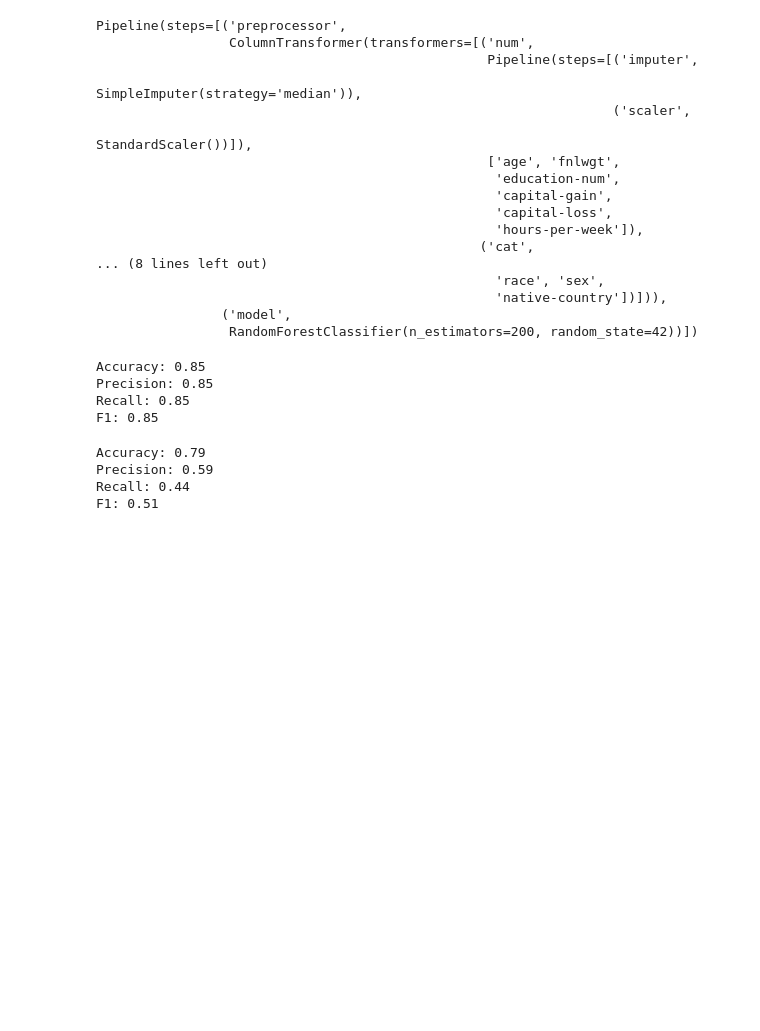
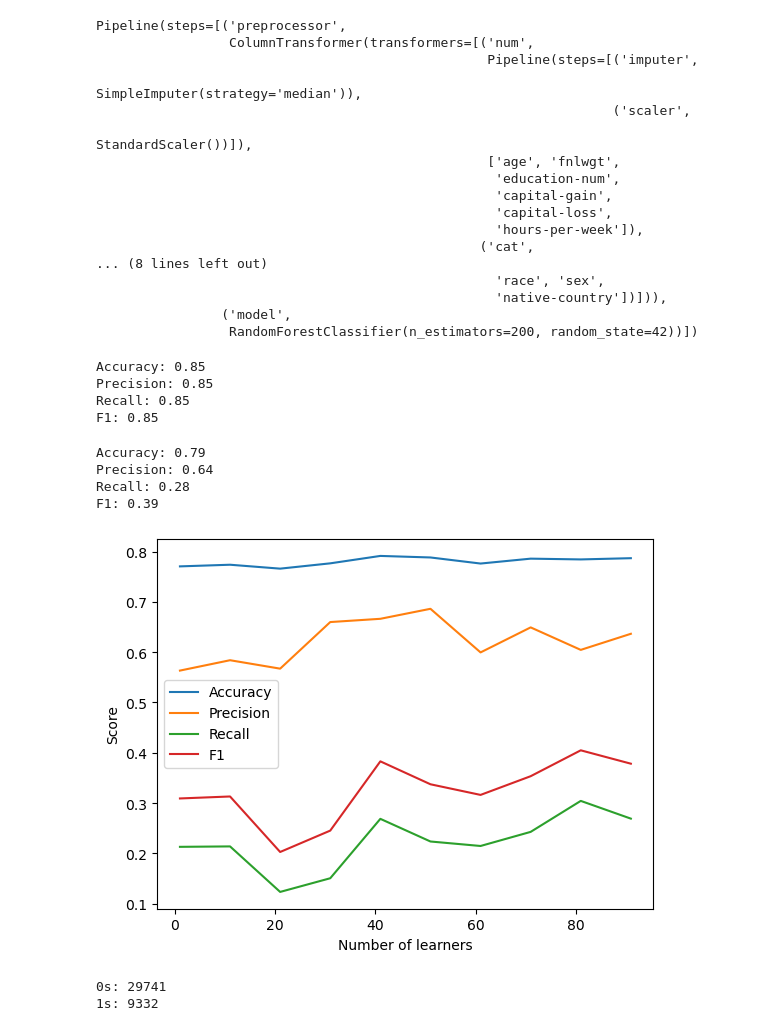
Before and after one commit to shuaibw/cse-472-ML, a Jupyter notebook: offline2/starter.ipynb, the cells around one changed output. Saved outputs shown, nothing was run; the diff lists cells and outputs as text; code cells hidden in the pictures; blank space fills up the shorter version.

```diff
--- a/offline2/starter.ipynb
+++ b/offline2/starter.ipynb
@@ -267,7 +267,7 @@ def AdaBoostClassifier(X, y, n_estimators=50):
         X_train = X.iloc[indices]
         y_train = y.iloc[indices]
 
-        h[k], _ = lr_clf.gradientDescent(X_train, y_train, 0.01, 10000)
+        h[k], _ = lr_clf.gradientDescent(X_train, y_train, 0.1, 10000)
         # plt.plot(_)
         # plt.show()
         # Calculate error
@@ -716,6 +713,40 @@ print(f"Recall: {recall_score(Y_test, y_pred):.2f}")
 print(f"F1: {f1_score(Y_test, y_pred):.2f}")
 # %% [output]
 Accuracy: 0.79
-Precision: 0.59
-Recall: 0.44
-F1: 0.51
+Precision: 0.64
+Recall: 0.28
+F1: 0.39
+# %%
+# Vary learners from 1 to 50 in steps of 5, and plot the accuracy, precision, recall and F1 scores on the test set
+learners = np.arange(1, 100, 10)
+accuracy = []
+precision = []
+recall = []
+f1 = []
+for n in learners:
+    ada_clf = AdaBoostClassifier(X_train, Y_train, n)
+    y_pred = ada_clf(X_test)
+    y_pred[y_pred==-1] = 0
+    accuracy.append(accuracy_score(Y_test, y_pred))
+    precision.append(precision_score(Y_test, y_pred))
+    recall.append(recall_score(Y_test, y_pred))
+    f1.append(f1_score(Y_test, y_pred))
+
+plt.plot(learners, accuracy, label='Accuracy')
+plt.plot(learners, precision, label='Precision')
+plt.plot(learners, recall, label='Recall')
+plt.plot(learners, f1, label='F1')
+plt.xlabel('Number of learners')
+plt.ylabel('Score')
+plt.legend()
+
+plt.show()
+# %% [output]
+[figure, added]
+# %%
+# check class balance by counting 0s and 1s
+print(f'0s: {sum(Y_train==0)}')
+print(f'1s: {sum(Y_train==1)}')
+# %% [output]
+0s: 29741
+1s: 9332
```
Also changed, not shown: parts of 7 cells of this notebook.
